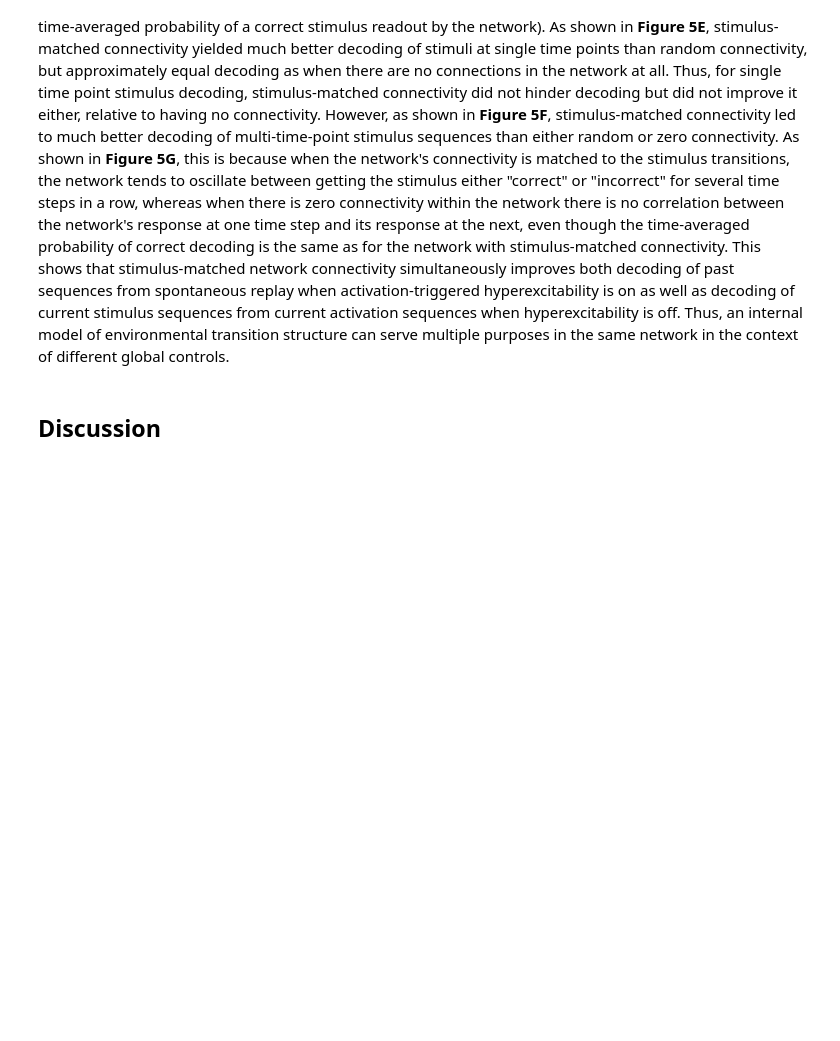
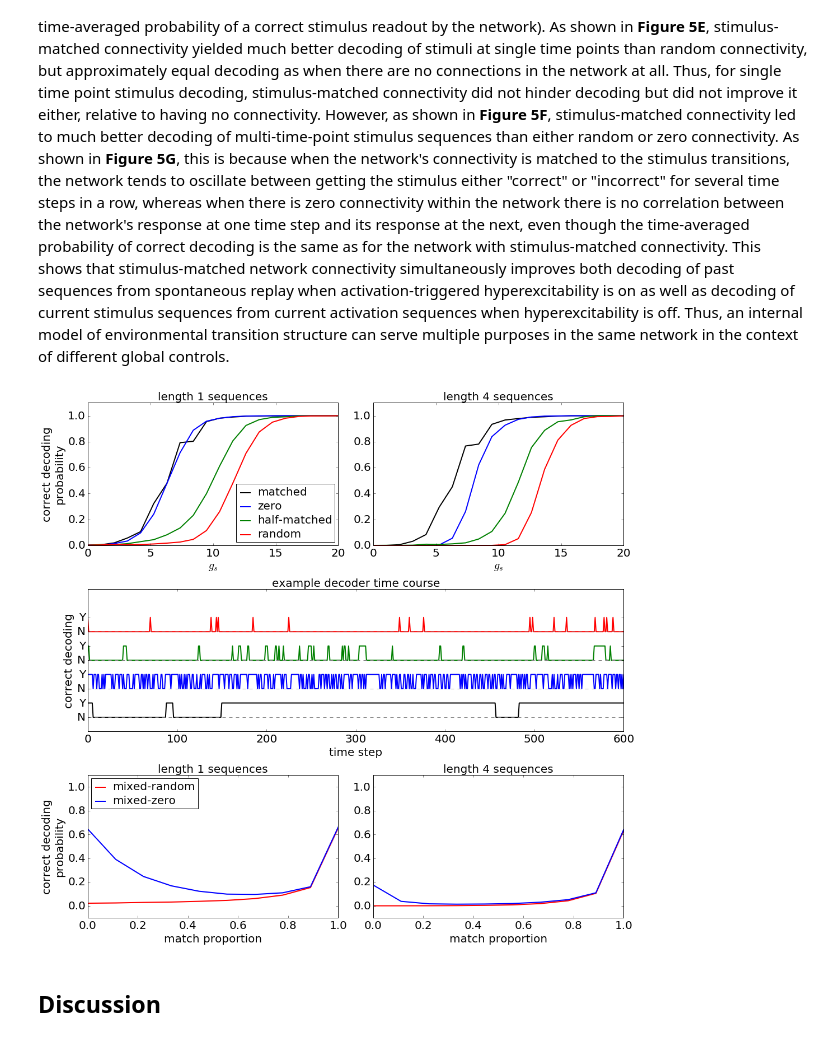
Before and after one commit to rkp8000/nothing_but_reruns, a Jupyter notebook: _paper_draft.ipynb, the cells around one changed output. Drawn from its saved outputs; the diff is of its cells as text; code cells hidden in the pictures; blank space fills up the shorter version.

```diff
--- a/_paper_draft.ipynb
+++ b/_paper_draft.ipynb
@@ -376,30 +386,33 @@ Finally, to perform robust computations a network should be able to switch betwe
 # %%
+%matplotlib inline
 from figures.final_paper import simplified_connectivity_dependence_current_stim_decoding
 import numpy as np
 
 fig_6 = simplified_connectivity_dependence_current_stim_decoding(
     SEED=0,
 
     N_NODES=600,
     P_CONNECT=0.01,
 
     G_W=10,
     G_DS=np.linspace(0, 20, 20, endpoint=True),
     G_D_EXAMPLE=7,
     N_TIME_POINTS=3000,
     N_TIME_POINTS_EXAMPLE=600,
 
     DECODING_SEQUENCE_LENGTHS=[1, 4],
 
     MATCH_PROPORTIONS=np.linspace(0, 1, 10, endpoint=True),
     N_TRIALS=50,
     MATCH_PROPORTION_SEQUENCE_LENGTHS=[1, 4],
 
-    FIG_SIZE=(15, 18),
+    FIG_SIZE=(15, 14),
     COLORS=['k', 'b', 'g', 'r'],
     MATCH_PROPORTION_COLORS=['r', 'b'],
     FONT_SIZE=20,
 )
+# %% [output]
+[figure, added]
 # %% [markdown]
 ## Discussion
 # %% [markdown]
```
Also changed, not shown: parts of 5 cells of this notebook, 1 other file.
